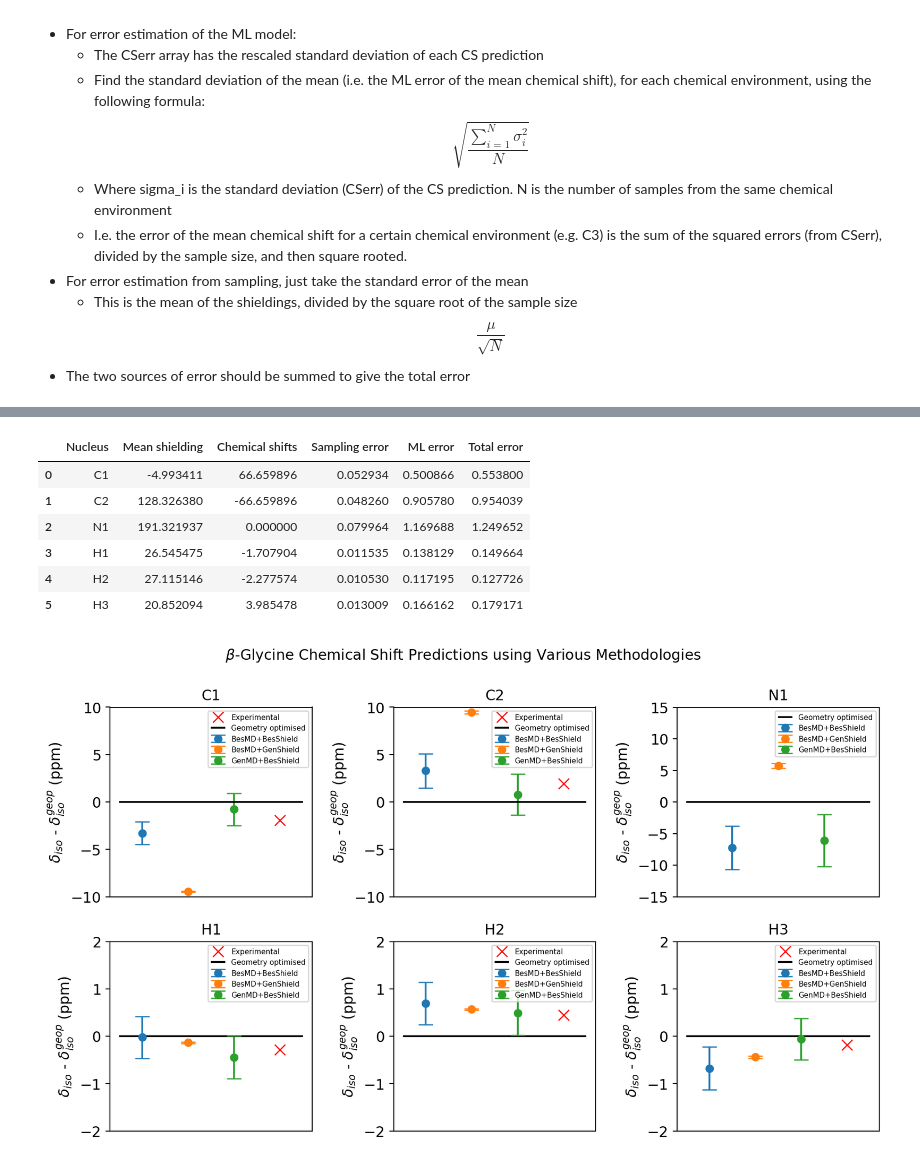
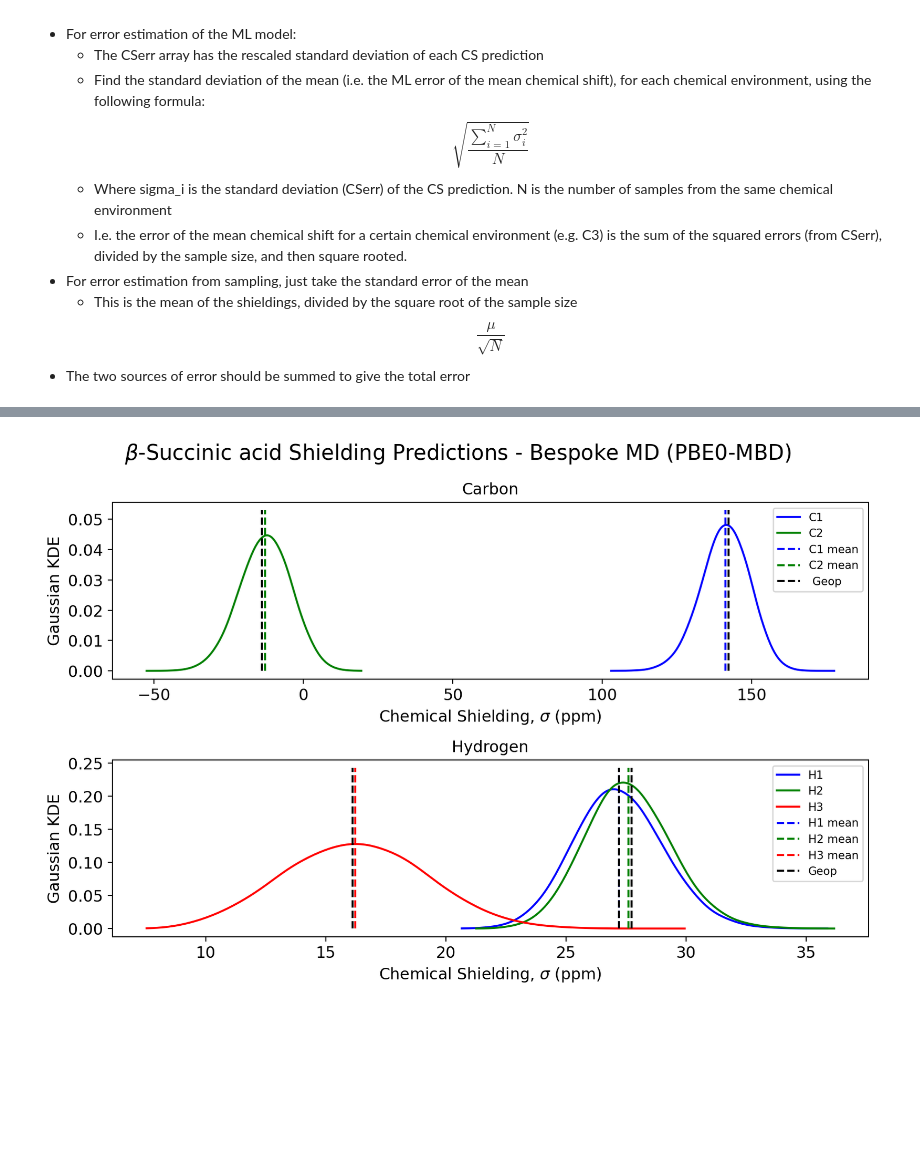
Before and after one commit to victorprincipe/genshift, a Jupyter notebook: plots/plottings.ipynb, the cells around one changed output, grey strips where cells are left out. Saved outputs shown, nothing was run; the diff lists cells and outputs as text; code cells hidden in the pictures; blank space fills up the shorter version.

```diff
--- a/plots/plottings.ipynb
+++ b/plots/plottings.ipynb
@@ -1189,29 +1107,0 @@ geop_shift_glycine_g= {'H1': -1.04, 'H1err': 0.03, 'H2': -2.29, 'H2err': 0.03, '
-# %%
-##Was just used to convert geop and exp shieldings/shifts dictionaries to the shift scale used for the paper
-##New dictionaries were created, so you can ignore this cell
-hyd=[];car=[];oxy=[];nit=[]
-dic=geop_shield_glycine_g
-
-for i in dic:
-        if len(i)<3:
-            num = dic[i]
-            if i[0]=='C':
-                car.append(num)
-            if i[0]=='H':
-                hyd.append(num)
-            if i[0]=='N':
-                nit.append(num)
-            if i[0]=='O':
-                oxy.append(num)
-
-for i in dic:
-    if len(i)<3:
-            if i[0]=='C':
-                shift= np.mean(car)-dic[i]
-            if i[0]=='H':
-                shift= np.mean(hyd)-dic[i]
-            if i[0]=='N':
-                shift= np.mean(nit)-dic[i]
-            if i[0]=='O':
-                shift= np.mean(oxy)-dic[i]
-    print('The chemical shift for nucleus '+ i + ' is: '+ str(shift))
@@ -1231 +1201,5 @@ The chemical shift for nucleus N1err is: 0.0
+# %%
+shieldings_sub_b_pres = plot_shieldings_nice(suc_b_mbd, title=r'$\beta$-Succinic acid Shielding Predictions - Bespoke MD (PBE0-MBD)')
+# %% [output]
+[figure, added]
 # %%
@@ -1366,14 +1330,0 @@ ben_II_besmd_genshield_clean= calculate_shifts_and_errors(ben_II_besmd_genshield
-# %%
-gly_g_besmd_besshield_clean
-# %% [output]
-|  | Nucleus | Mean shielding | Chemical shifts | Sampling error | ML error | Total error |
-| 0 | C1 | -4.993411 | 66.659896 | 0.052934 | 0.500866 | 0.553800 |
-| 1 | C2 | 128.326380 | -66.659896 | 0.048260 | 0.905780 | 0.954039 |
-| 2 | N1 | 191.321937 | 0.000000 | 0.079964 | 1.169688 | 1.249652 |
-| 3 | H1 | 26.545475 | -1.707904 | 0.011535 | 0.138129 | 0.149664 |
-| 4 | H2 | 27.115146 | -2.277574 | 0.010530 | 0.117195 | 0.127726 |
-| 5 | H3 | 20.852094 | 3.985478 | 0.013009 | 0.166162 | 0.179171 |
-# %%
-shifts=plot_shifts(besmd_besshield=gly_b_besmd_besshield_clean, besmd_genshield=gly_b_besmd_genshield_clean, genmd_besshield=gly_b_genmd_besshield_clean, name="glycine_b")
-# %% [output]
-[figure, removed]
```
Also changed, not shown: parts of 30 cells of this notebook, 8 other files.
